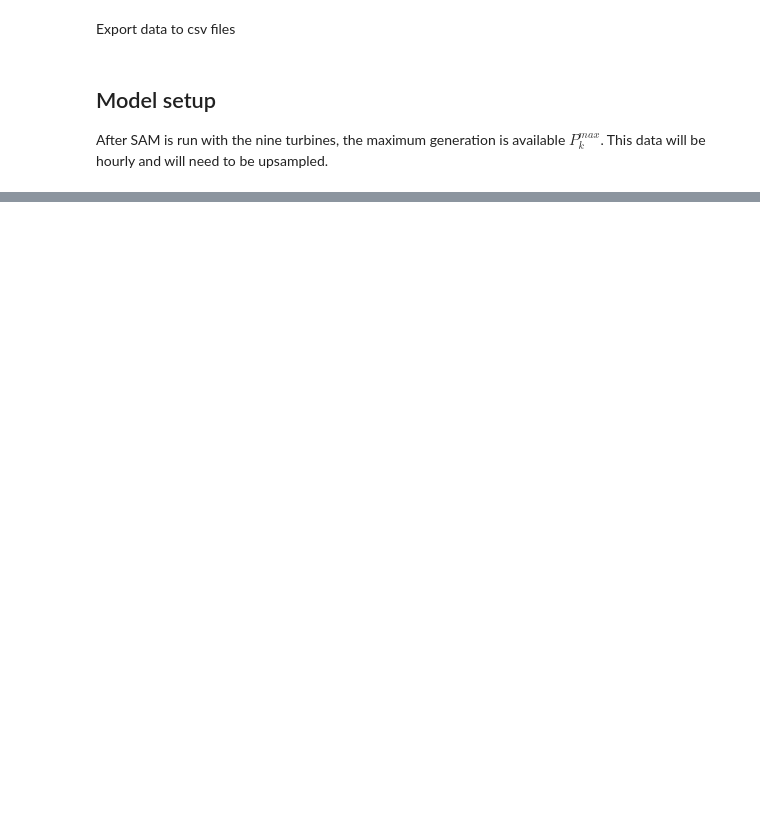
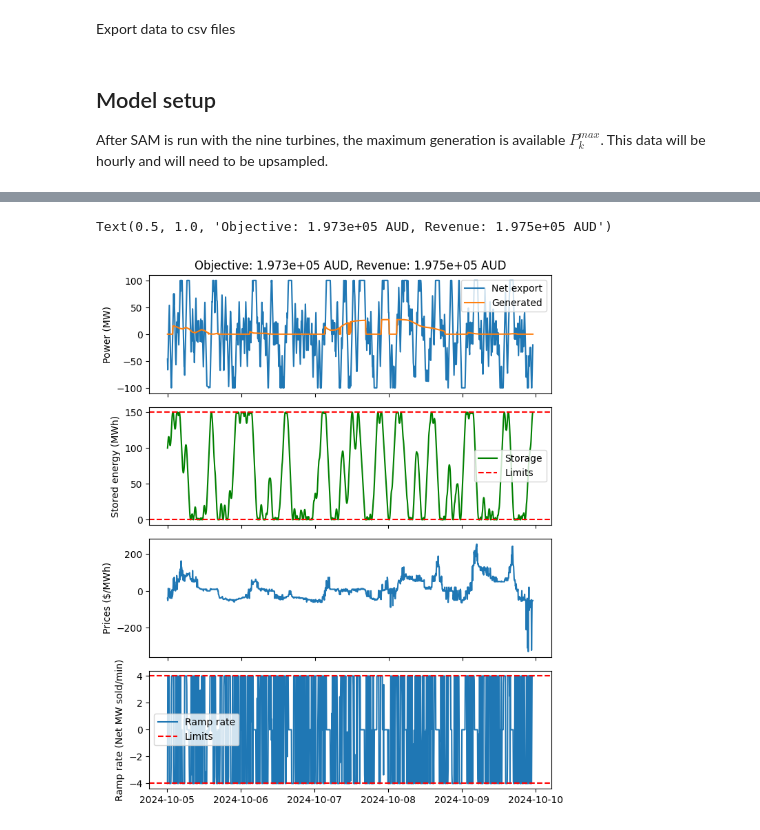
Before and after one commit to cholette/ENN555, a Jupyter notebook: tutorials/tutorial_2/simple_dispatch.ipynb, the cells around one changed output, grey strips where cells are left out. Saved outputs shown, nothing was run; the diff lists cells and outputs as text; code cells hidden in the pictures; blank space fills up the shorter version.

Commit message:
Update time indexing on dispatch problems in tutorials.
Controls now have same index as the current state.

```diff
--- a/tutorials/tutorial_2/simple_dispatch.ipynb
+++ b/tutorials/tutorial_2/simple_dispatch.ipynb
@@ -119,16 +125,13 @@ model = gp.Model("Wind with battery dispatching")
 Ps = model.addVars(range(N),vtype=gp.GRB.CONTINUOUS,lb=0,ub=P_dis_max,name='Power sold')
 Pg = model.addVars(range(N),vtype=gp.GRB.CONTINUOUS,lb=0,ub=P_chg_max,name='Power generated')
 Pb = model.addVars(range(N),vtype=gp.GRB.CONTINUOUS,lb=0,ub=P_buy_max,name='Power generated')
-S = model.addVars(range(N),vtype=gp.GRB.CONTINUOUS,lb=0,ub=s_max,name='Stored energy')
+S = model.addVars(range(N+1),vtype=gp.GRB.CONTINUOUS,lb=0,ub=s_max,name='Stored energy')
 
 # setting the initials to zero since they are in the past
 model.addConstr(S[0]==s0)
-model.addConstr(Ps[0]==0)
-model.addConstr(Pg[0]==0)
-model.addConstr(Pb[0]==0)
 
 # storage constraints
-model.addConstrs((S[ii] == S[ii-1] - Ps[ii]*Δt + Pg[ii]*Δt + Pb[ii]*Δt for ii in range(1,N)))
+model.addConstrs((S[ii+1] == S[ii] - Ps[ii]*Δt + Pg[ii]*Δt + Pb[ii]*Δt for ii in range(N)))
 
 # power capacity constraints
 model.addConstrs((Pg[ii]<=P_max[ii] for ii in range(1,N)))
@@ -155,6 +179,8 @@ for ii in range(N):
     storage += [S[ii].X]
     revenue += prices[ii]*(Ps[ii].X-Pb[ii].X)*Δt
 
+storage += [S[N].X]
+
 power_generated = np.array(power_generated)
 power_bought = np.array(power_bought)
 power_sold = np.array(power_sold)
@@ -163,29 +189,35 @@ ramp_rate = np.diff(power_sold-power_bought,prepend=np.nan)/Δt
 # %%
 fig,ax = plt.subplots(nrows=4,figsize=(7,8))
 time = df_prices.index
+time_storage = list(time) # storage time is one longer
+time_storage += [time_storage[-1]+pd.Timedelta(Δt,'h')]
+
 ax[0].plot(time,(power_sold-power_bought)/1e3,label='Net export')
 ax[0].plot(time,power_generated/1e3,label='Generated')
 # ax.plot(time,P_max-power_generated/1e3,label='Curtailed')
 ax[0].set_ylabel('Power (MW)')
 ax[0].set_xticklabels([])
 ax[0].legend(loc='best')
 
-ax[1].plot(time,storage/1e3,label='Storage',color='green')
+ax[1].plot(time_storage,storage/1e3,label='Storage',color='green')
 ax[1].axhline(s_max/1000,ls='--',color='red',label='Limits')
 ax[1].axhline(0,ls='--',color='red')
 ax[1].set_xticklabels([])
 ax[1].set_ylabel("Stored energy (MWh)")
 ax[1].legend(loc='best')
 
 ax[2].plot(time,prices*1e3,label='Prices')
 ax[2].set_xticklabels([])
 ax[2].set_ylabel("Prices ($/MWh)")
 
 ax[3].plot(time,ramp_rate/1000.0/60.0,label='Ramp rate')
 ax[3].set_ylabel("Ramp rate (Net MW sold/min)")
 ax[3].axhline(P_ramp_max/1000/60.0,ls='--',color='red',label='Limits')
 ax[3].axhline(-P_ramp_max/1000/60.0,ls='--',color='red')
 ax[3].legend(loc='best')
 
 fig.tight_layout()
 ax[0].set_title(f'Objective: {model.objVal:.3e} AUD, Revenue: {revenue:.3e} AUD')
+# %% [output]
+Text(0.5, 1.0, 'Objective: 1.973e+05 AUD, Revenue: 1.975e+05 AUD')
+[figure, added]
```
Also changed, not shown: parts of 4 cells of this notebook, 2 other files.
